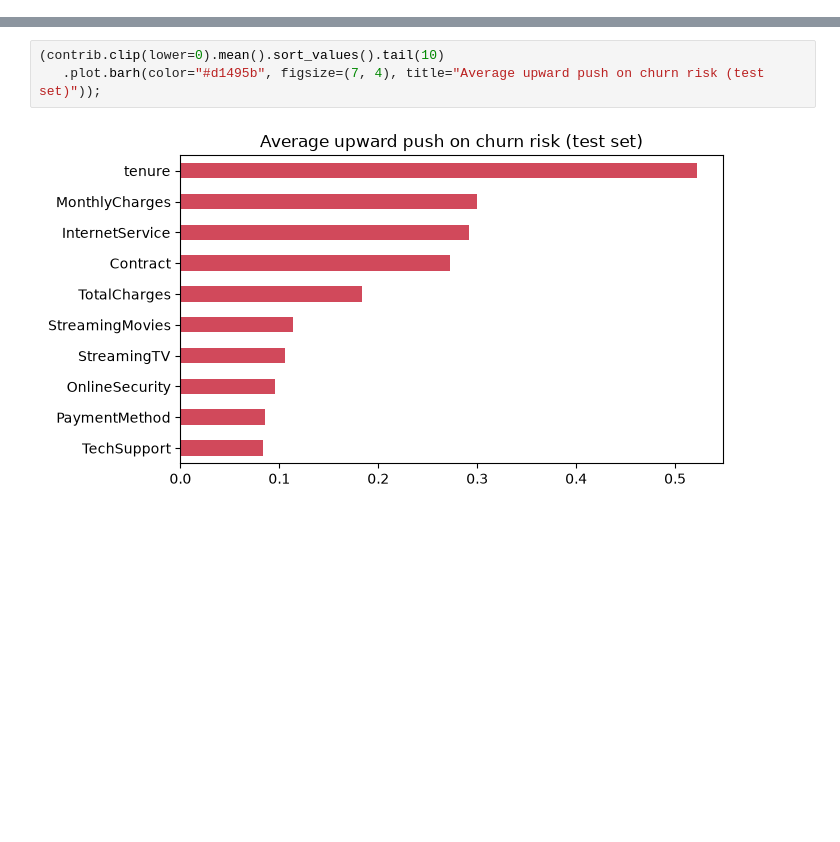
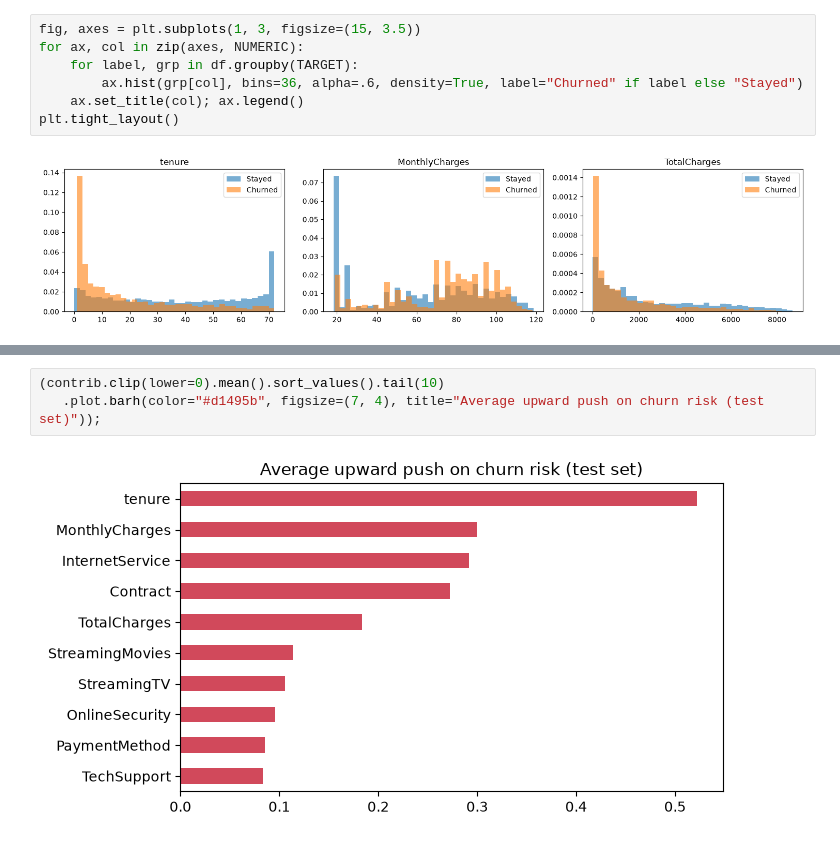
Before and after one commit to karusamuel/deployment_dsf-pt-15, a Jupyter notebook: index.ipynb, the cells around one changed output, grey strips where cells are left out. Cells and saved outputs as stored; diff of their text form; blank space fills up the shorter version.

```diff
--- a/index.ipynb
+++ b/index.ipynb
@@ -233,0 +152,9 @@ dtype: float64
+# %%
+fig, axes = plt.subplots(1, 3, figsize=(15, 3.5))
+for ax, col in zip(axes, NUMERIC):
+    for label, grp in df.groupby(TARGET):
+        ax.hist(grp[col], bins=36, alpha=.6, density=True, label="Churned" if label else "Stayed")
+    ax.set_title(col); ax.legend()
+plt.tight_layout()
+# %% [output]
+[figure, added]
```
Also changed, not shown: parts of 65 cells of this notebook, 9 other files.
